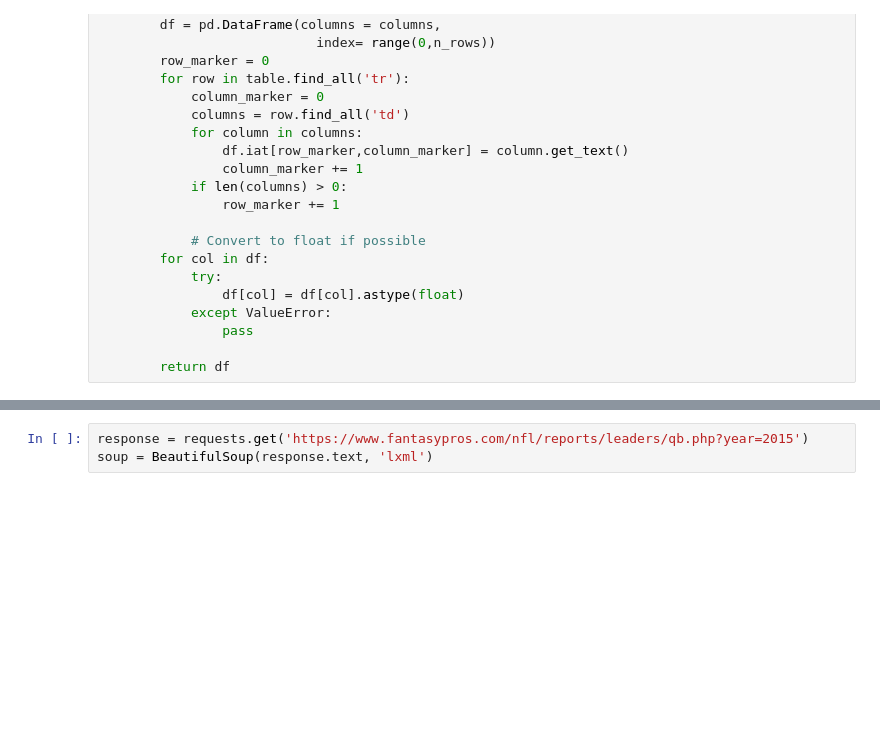
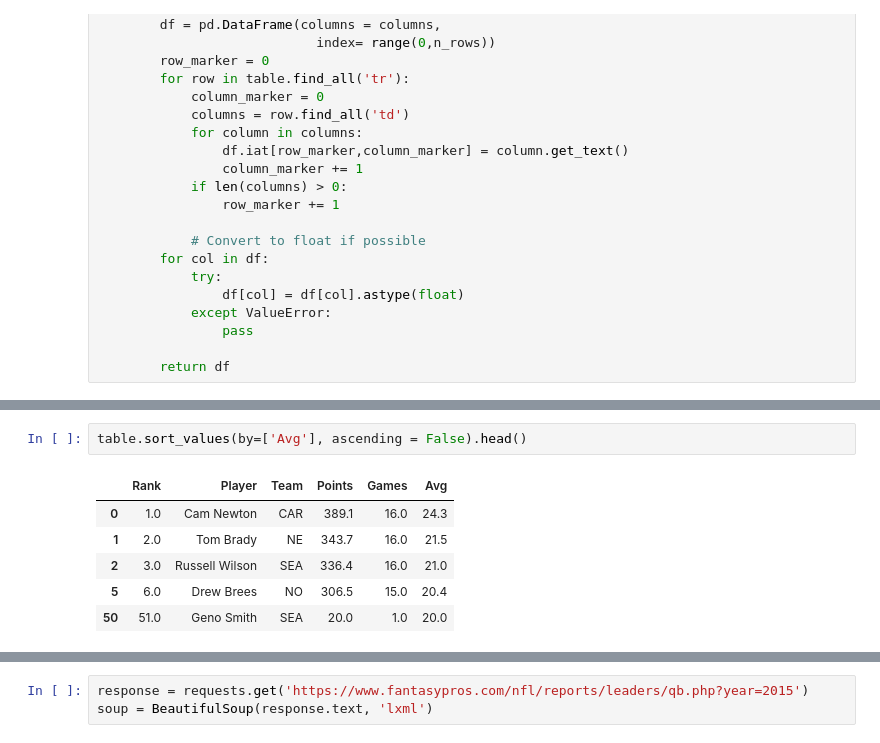
Before and after one commit to jacobakh/FFML, a Jupyter notebook: MLFF2.ipynb, the cells around one changed output, grey strips where cells are left out. Saved outputs shown, nothing was run; the diff lists cells and outputs as text; blank space fills up the shorter version.

```diff
--- a/MLFF2.ipynb
+++ b/MLFF2.ipynb
@@ -198,0 +124,9 @@ AttributeError: 'list' object has no attribute 'head'
+# %%
+table.sort_values(by=['Avg'], ascending = False).head()
+# %% [output]
+|  | Rank | Player | Team | Points | Games | Avg |
+| 0 | 1.0 | Cam Newton | CAR | 389.1 | 16.0 | 24.3 |
+| 1 | 2.0 | Tom Brady | NE | 343.7 | 16.0 | 21.5 |
+| 2 | 3.0 | Russell Wilson | SEA | 336.4 | 16.0 | 21.0 |
+| 5 | 6.0 | Drew Brees | NO | 306.5 | 15.0 | 20.4 |
+| 50 | 51.0 | Geno Smith | SEA | 20.0 | 1.0 | 20.0 |
```
Also changed, not shown: parts of 18 cells of this notebook.
